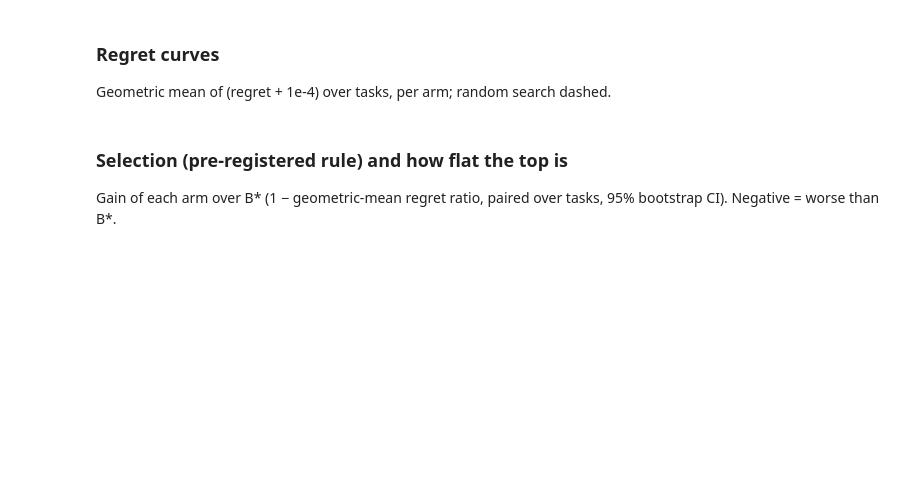
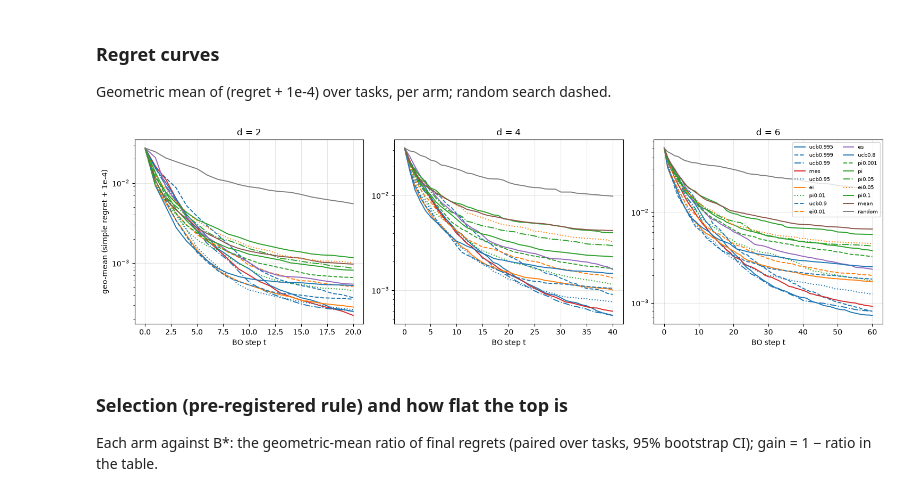
Before and after one commit to timruhkopf/anytime-acquisition, a Jupyter notebook: notebooks/01_2026-10-21_static_tune.ipynb, the cells around one changed output. Saved outputs shown, nothing was run; the diff lists cells and outputs as text; code cells hidden in the pictures; blank space fills up the shorter version.

```diff
--- a/notebooks/01_2026-10-21_static_tune.ipynb
+++ b/notebooks/01_2026-10-21_static_tune.ipynb
@@ -73,20 +176,27 @@ table.pivot(index="arm", columns="d", values="mean_log_regret").sort_values(6).r
 
 Geometric mean of (regret + 1e-4) over tasks, per arm; random search dashed.
 # %%
-fig, axes = plt.subplots(1, 3, figsize=(15, 4.2), sharey=False)
+FAMILY_COLOR = {"ucb": "C0", "ei": "C1", "pi": "C2", "mes": "C3", "es": "C4", "mean": "C5", "random": "gray"}
+def style(arm):
+    fam = arm.rstrip("0123456789.")
+    rank = sorted(a for a in table.arm.unique() if a.rstrip("0123456789.") == fam).index(arm)
+    return dict(color=FAMILY_COLOR[fam], ls=["-", "--", ":", "-."][rank % 4], lw=1.4)
+
+fig, axes = plt.subplots(1, 3, figsize=(15, 4.4))
 for ax, (d, g) in zip(axes, reg.groupby("d"), strict=True):
     curves = g.groupby(["arm", "t"]).log_regret.mean().unstack(0)
-    order = table.loc[table.d == d, "arm"]
-    for arm in order:
-        ax.plot(curves.index, 10 ** curves[arm], ls="--" if arm == "random" else "-", lw=1.2, label=arm)
+    for arm in table.loc[table.d == d, "arm"]:
+        ax.plot(curves.index, 10 ** curves[arm], label=arm, **style(arm))
     ax.set_yscale("log"); ax.set_title(f"d = {d}"); ax.set_xlabel("BO step t"); ax.grid(alpha=0.3)
-axes[0].set_ylabel("geo-mean simple regret")
+axes[0].set_ylabel("geo-mean (simple regret + 1e-4)")
 axes[-1].legend(fontsize=7, ncol=2, loc="upper right")
 fig.tight_layout()
+# %% [output]
+[figure, added]
 # %% [markdown]
 ### Selection (pre-registered rule) and how flat the top is
 
-Gain of each arm over B\* (1 − geometric-mean regret ratio, paired over tasks, 95% bootstrap CI). Negative = worse than B\*.
+Each arm against B\*: the geometric-mean ratio of final regrets (paired over tasks, 95% bootstrap CI); gain = 1 − ratio in the table.
 # %%
 selection = {d: select_portfolio(table, d) for d in sorted(fin.d.unique())}
 for d, sel in selection.items():
```
Also changed, not shown: parts of 7 cells of this notebook, 19 other files.
